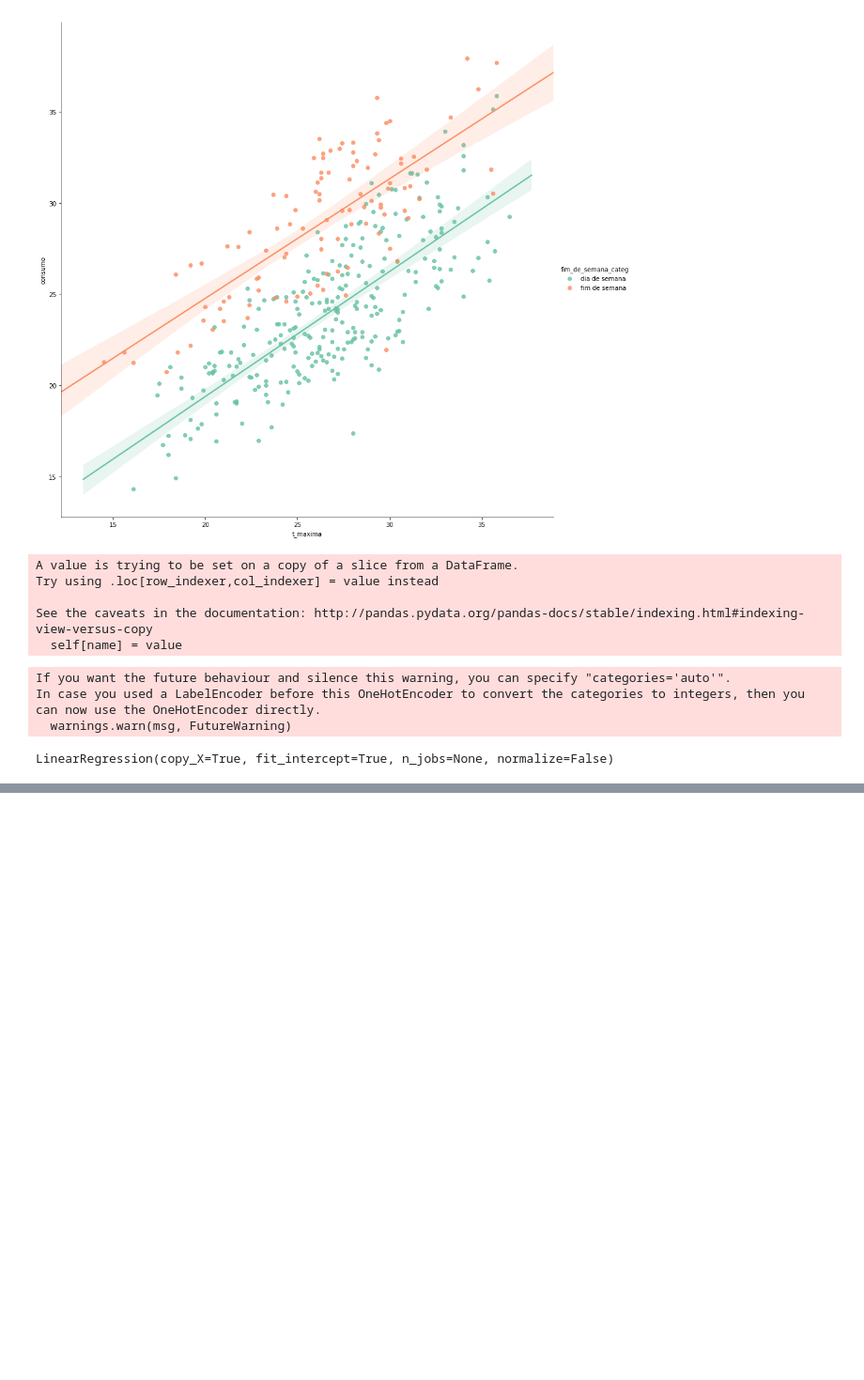
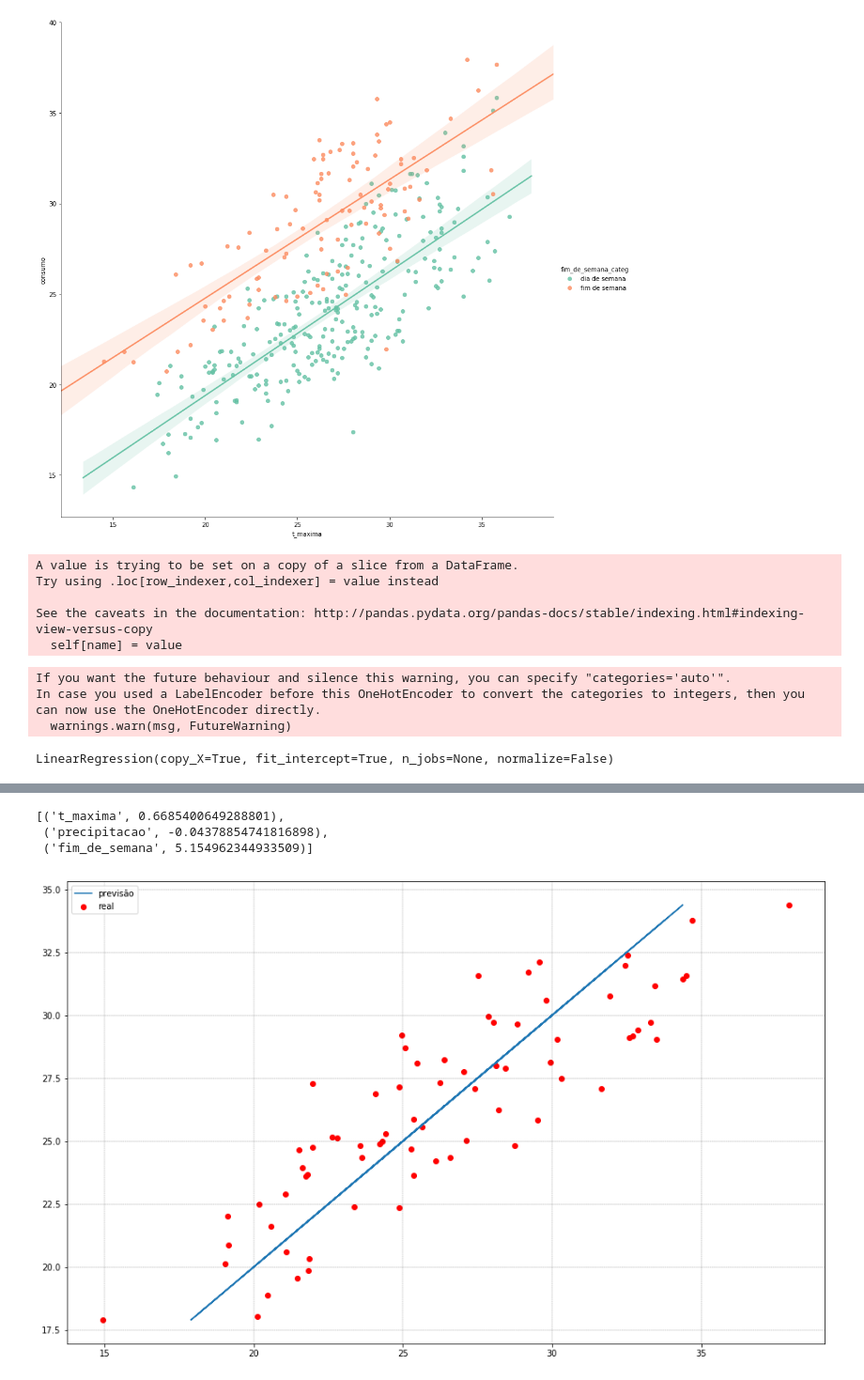
Before and after one commit to lorransr/beer_sp, a Jupyter notebook: beer_analysis.ipynb, the cells around one changed output, grey strips where cells are left out. Shown at 94% size. Drawn from its saved outputs; the diff is of its cells as text; code cells hidden in the pictures; blank space fills up the shorter version.

```diff
--- a/beer_analysis.ipynb
+++ b/beer_analysis.ipynb
@@ -242,11 +258,11 @@ Try using .loc[row_indexer,col_indexer] = value instead
 See the caveats in the documentation: http://pandas.pydata.org/pandas-docs/stable/indexing.html#indexing-view-versus-copy
   self[name] = value
 # %%
-oneH = OneHotEncoder(categorical_features=[2,3])
+oneH = OneHotEncoder(categorical_features=[3])
 sSC = StandardScaler()
 # %%
 X = oneH.fit_transform(X).toarray()
-X = sSC.fit_transform(X)
+#X = sSC.fit_transform(X)
 # %% [output]
 If you want the future behaviour and silence this warning, you can specify "categories='auto'".
 In case you used a LabelEncoder before this OneHotEncoder to convert the categories to integers, then you can now use the OneHotEncoder directly.
@@ -322,0 +347,19 @@ plt.grid(ls='-.', lw=0.2, c='k');
+# %%
+choosen_values = ["t_maxima","precipitacao","fim_de_semana"]
+
+X = df[choosen_values]
+X.fim_de_semana = X.fim_de_semana.astype("int64")
+y = df['consumo'].values
+
+#oneH = OneHotEncoder(categorical_features=[2])
+#sSC = StandardScaler()
+
+#X = oneH.fit_transform(X).toarray()
+
+
+X_train, X_test, y_train, y_test = train_test_split(X, y, test_size=0.2, random_state=42,shuffle=True )
+
+regr.fit(X_train,y_train)
+y_pred = regr.predict(X_test)
+
+info(y_test, y_pred, 'LinearRegression')
@@ -322,0 +389,15 @@ plt.grid(ls='-.', lw=0.2, c='k');
+# %%
+list(zip(choosen_values, regr.coef_))
+# %% [output]
+[('t_maxima', 0.6685400649288801),
+ ('precipitacao', -0.04378854741816898),
+ ('fim_de_semana', 5.154962344933509)]
+# %%
+plt.figure(figsize=(16, 10))
+
+plt.plot(y_pred,y_pred)
+plt.scatter(y_test,y_pred, c='r', marker='o')
+plt.legend(['previsão','real'])
+plt.grid(ls='-.', lw=0.2, c='k');
+# %% [output]
+[figure, added]
```
Also changed, not shown: parts of 11 cells of this notebook.
